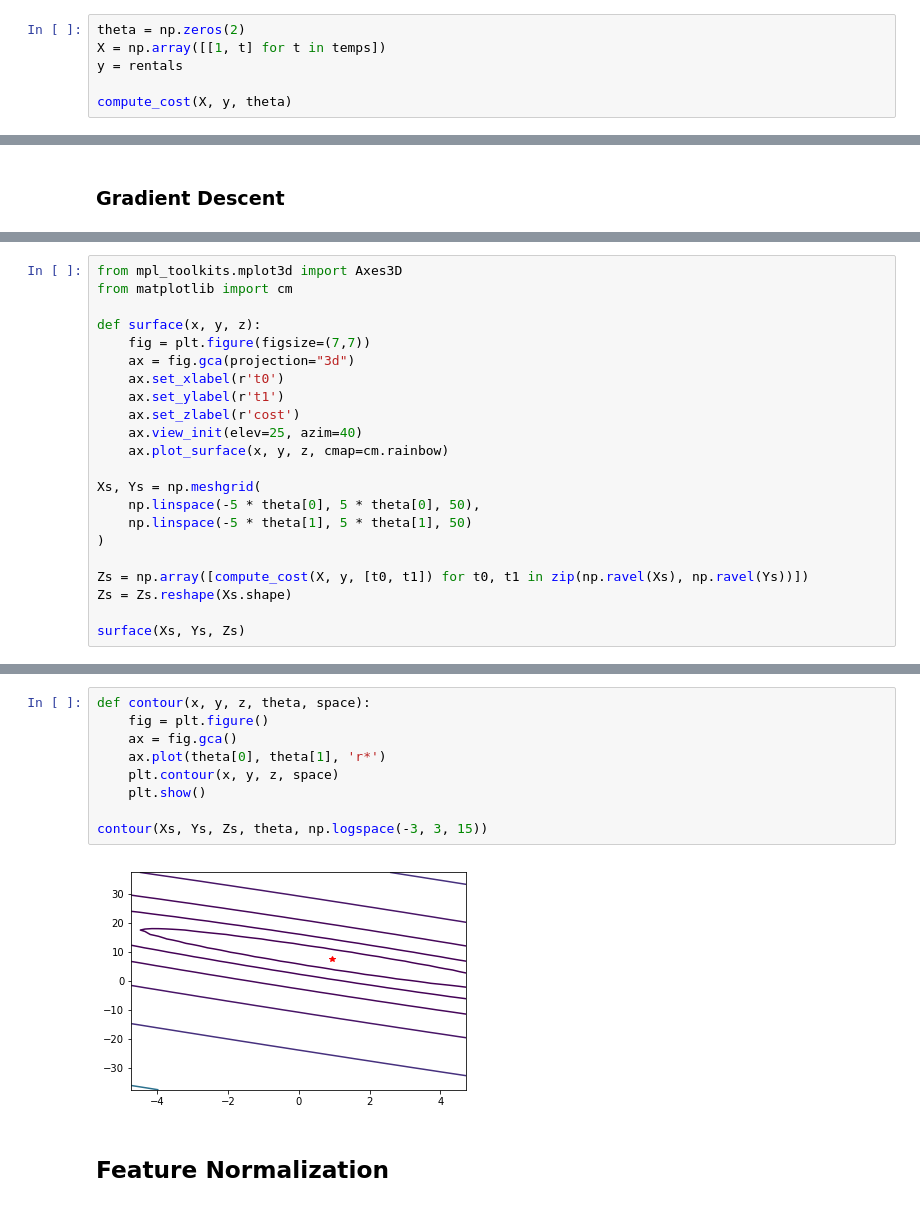
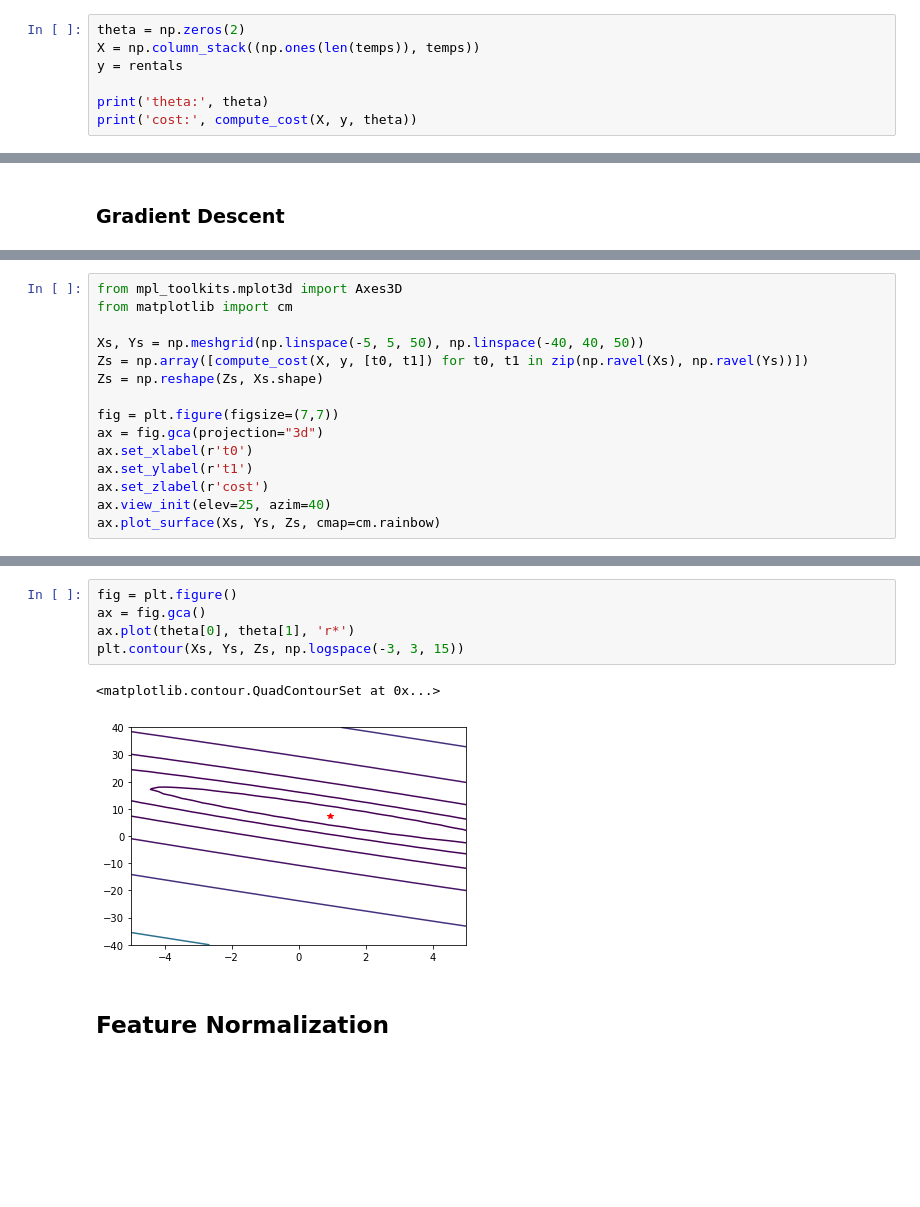
Before and after one commit to crsmithdev/notebooks, a Jupyter notebook: machine-learning-ex1/Machine Learning Ex 1.ipynb, the cells around one changed output, grey strips where cells are left out. Cells and saved outputs as stored; diff of their text form; blank space fills up the shorter version.

```diff
--- a/machine-learning-ex1/Machine Learning Ex 1.ipynb
+++ b/machine-learning-ex1/Machine Learning Ex 1.ipynb
@@ -37,7 +48,8 @@ def compute_cost(X, y, theta):
 # %%
 theta = np.zeros(2)
-X = np.array([[1, t] for t in temps])
+X = np.column_stack((np.ones(len(temps)), temps))
 y = rentals
 
-compute_cost(X, y, theta)
+print('theta:', theta)
+print('cost:', compute_cost(X, y, theta))
 # %% [output]
@@ -75,22 +95,15 @@ plot_regression(temps, rentals, theta)
 from mpl_toolkits.mplot3d import Axes3D
 from matplotlib import cm
 
-def surface(x, y, z):
-    fig = plt.figure(figsize=(7,7))
-    ax = fig.gca(projection="3d")
-    ax.set_xlabel(r't0')
-    ax.set_ylabel(r't1')
-    ax.set_zlabel(r'cost')
-    ax.view_init(elev=25, azim=40)
-    ax.plot_surface(x, y, z, cmap=cm.rainbow)
+Xs, Ys = np.meshgrid(np.linspace(-5, 5, 50), np.linspace(-40, 40, 50))
+Zs = np.array([compute_cost(X, y, [t0, t1]) for t0, t1 in zip(np.ravel(Xs), np.ravel(Ys))])
+Zs = np.reshape(Zs, Xs.shape)
 
-Xs, Ys = np.meshgrid(
-    np.linspace(-5 * theta[0], 5 * theta[0], 50),
-    np.linspace(-5 * theta[1], 5 * theta[1], 50)
-)
-
-Zs = np.array([compute_cost(X, y, [t0, t1]) for t0, t1 in zip(np.ravel(Xs), np.ravel(Ys))])
-Zs = Zs.reshape(Xs.shape)
-
-surface(Xs, Ys, Zs)
+fig = plt.figure(figsize=(7,7))
+ax = fig.gca(projection="3d")
+ax.set_xlabel(r't0')
+ax.set_ylabel(r't1')
+ax.set_zlabel(r'cost')
+ax.view_init(elev=25, azim=40)
+ax.plot_surface(Xs, Ys, Zs, cmap=cm.rainbow)
 # %% [output]
@@ -98,14 +112,11 @@ surface(Xs, Ys, Zs)
 # %%
-def contour(x, y, z, theta, space):
-    fig = plt.figure()
-    ax = fig.gca()
-    ax.plot(theta[0], theta[1], 'r*')
-    plt.contour(x, y, z, space)
-    plt.show()
-
-contour(Xs, Ys, Zs, theta, np.logspace(-3, 3, 15))
+fig = plt.figure()
+ax = fig.gca()
+ax.plot(theta[0], theta[1], 'r*')
+plt.contour(Xs, Ys, Zs, np.logspace(-3, 3, 15))
 # %% [output]
+<matplotlib.contour.QuadContourSet at 0x...>
-[figure, old version]
+[figure, new version]
 # %% [markdown]
 ## Feature Normalization
 # %%
```
Also changed, not shown: parts of 22 cells of this notebook.
